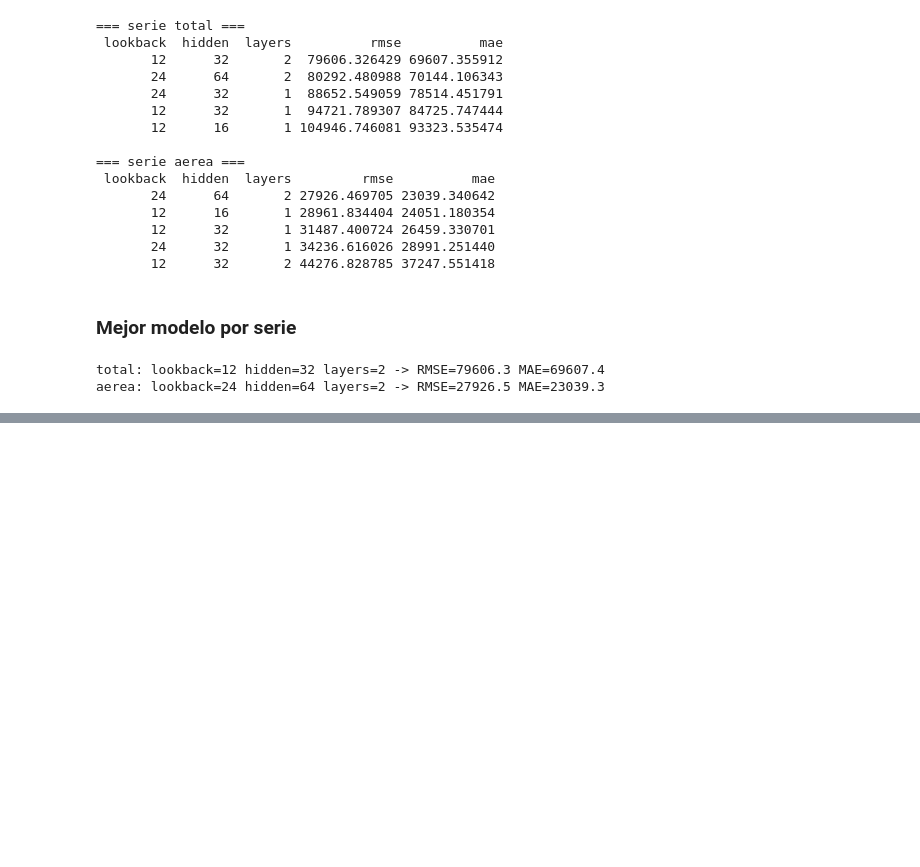
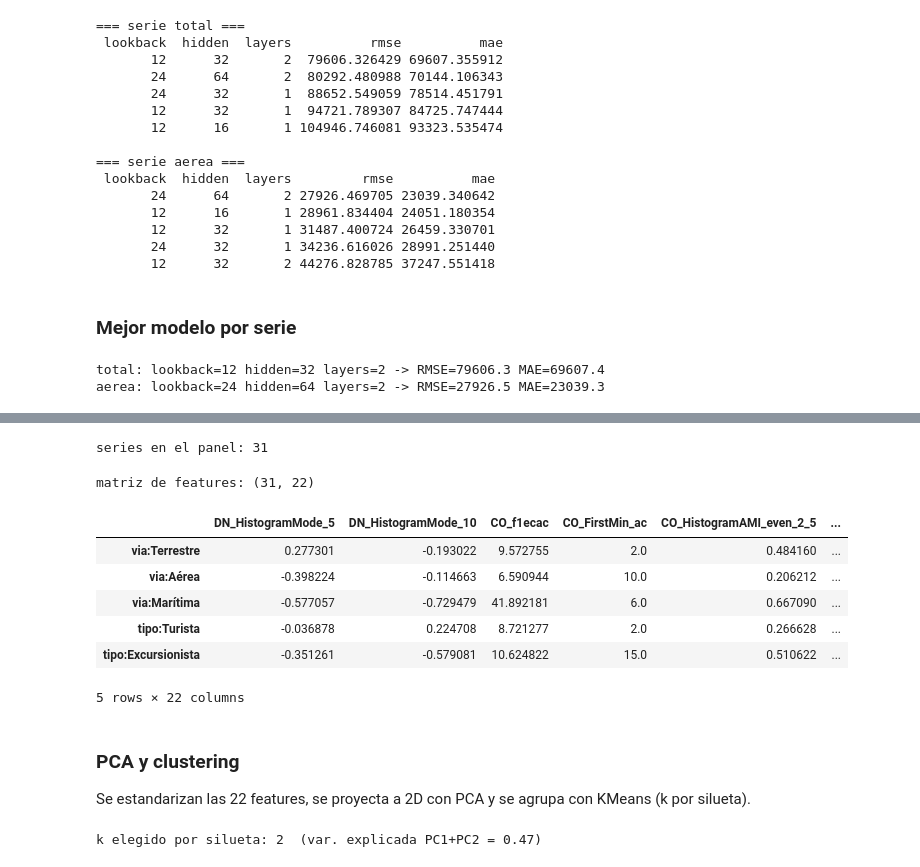
Before and after one commit to UVG-Tareas-y-proyectos/laboratorio2_ds, a Jupyter notebook: notebooks/laboratorio2.ipynb, the cells around one changed output, grey strips where cells are left out. Cells and saved outputs as stored; diff of their text form; code cells hidden in the pictures; blank space fills up the shorter version.

```diff
--- a/notebooks/laboratorio2.ipynb
+++ b/notebooks/laboratorio2.ipynb
@@ -173,0 +237,62 @@ plt.show()
+# %%
+clean = pd.read_csv(BASE / "data/processed/migracion_limpia.csv", parse_dates=["Fecha"])
+idx = pd.date_range(clean["Fecha"].min(), clean["Fecha"].max(), freq="MS")
+
+panel, categoria = {}, {}
+
+
+def agregar(col, cat, valores):
+    for v in valores:
+        s = clean[clean[col] == v].groupby("Fecha")["Viajero"].sum().reindex(idx, fill_value=0)
+        nombre = f"{cat}:{v}"
+        panel[nombre] = s
+        categoria[nombre] = cat
+
+
+agregar("Vía", "via", ["Terrestre", "Aérea", "Marítima"])
+agregar("Tipo de Viajero", "tipo", ["Turista", "Excursionista"])
+agregar("Región", "region", clean.groupby("Región")["Viajero"].sum().nlargest(8).index)
+agregar("Frontera", "frontera", clean.groupby("Frontera")["Viajero"].sum().nlargest(8).index)
+agregar("País", "pais", clean.groupby("País")["Viajero"].sum().nlargest(10).index)
+
+print("series en el panel:", len(panel))
+# %% [output]
+series en el panel: 31
+# %%
+def features_catch22(serie):
+    r = pycatch22.catch22_all(list(serie.values.astype(float)))
+    return pd.Series(r["values"], index=r["names"])
+
+feat = pd.DataFrame({n: features_catch22(s) for n, s in panel.items()}).T
+feat = feat.dropna(axis=1)  # descarta features que salen NaN en alguna serie
+print("matriz de features:", feat.shape)
+feat.head()
+# %% [output]
+matriz de features: (31, 22)
+|  | DN_HistogramMode_5 | DN_HistogramMode_10 | CO_f1ecac | CO_FirstMin_ac | CO_HistogramAMI_even_2_5 | ... |
+| via:Terrestre | 0.277301 | -0.193022 | 9.572755 | 2.0 | 0.484160 | ... |
+| via:Aérea | -0.398224 | -0.114663 | 6.590944 | 10.0 | 0.206212 | ... |
+| via:Marítima | -0.577057 | -0.729479 | 41.892181 | 6.0 | 0.667090 | ... |
+| tipo:Turista | -0.036878 | 0.224708 | 8.721277 | 2.0 | 0.266628 | ... |
+| tipo:Excursionista | -0.351261 | -0.579081 | 10.624822 | 15.0 | 0.510622 | ... |
+5 rows × 22 columns
+# %% [markdown]
+### PCA y clustering
+
+Se estandarizan las 22 features, se proyecta a 2D con PCA y se agrupa con KMeans (k por silueta).
+# %%
+X = StandardScaler().fit_transform(feat.values)
+pca = PCA(n_components=2).fit(X)
+proj = pca.transform(X)
+
+ks = range(2, 7)
+sils = [silhouette_score(X, KMeans(k, n_init=10, random_state=0).fit_predict(X)) for k in ks]
+k = list(ks)[int(np.argmax(sils))]
+labels = KMeans(k, n_init=10, random_state=0).fit_predict(X)
+print(f"k elegido por silueta: {k}  (var. explicada PC1+PC2 = {pca.explained_variance_ratio_[:2].sum():.2f})")
+
+feat_pca = pd.DataFrame(proj, index=feat.index, columns=["PC1", "PC2"])
+feat_pca["cluster"] = labels
+feat_pca["categoria"] = [categoria[n] for n in feat.index]
+# %% [output]
+k elegido por silueta: 2  (var. explicada PC1+PC2 = 0.47)
```
Also changed, not shown: parts of 25 cells of this notebook, 1 other file.
